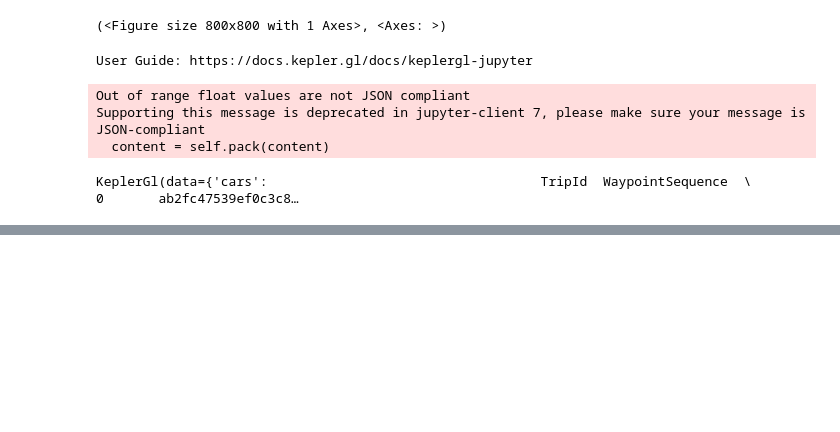
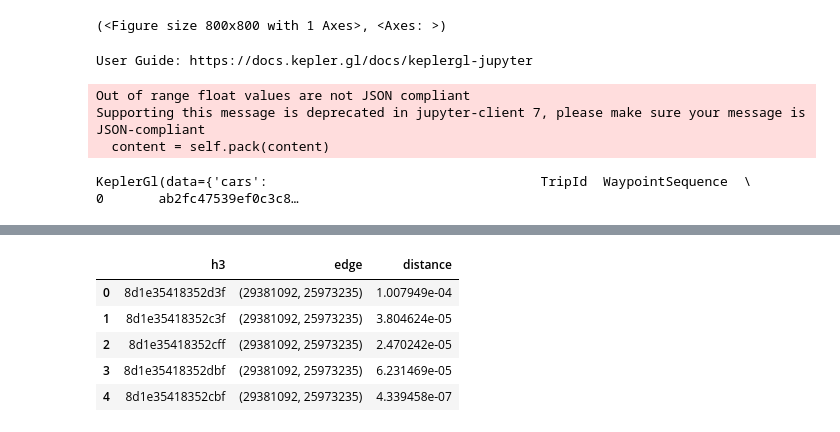
Before and after one commit to DKSR-CI/ci_city_mission_prague_2024, a Jupyter notebook: usecase_mobility/notebooks/FCD_1.ipynb, the cells around one changed output, grey strips where cells are left out. Drawn from its saved outputs; the diff is of its cells as text; code cells hidden in the pictures; blank space fills up the shorter version.

```diff
--- a/usecase_mobility/notebooks/FCD_1.ipynb
+++ b/usecase_mobility/notebooks/FCD_1.ipynb
@@ -114,0 +145,9 @@ KeyboardInterrupt:
+# %%
+edge_grid_df.head()
+# %% [output]
+|  | h3 | edge | distance |
+| 0 | 8d1e35418352d3f | (29381092, 25973235) | 1.007949e-04 |
+| 1 | 8d1e35418352c3f | (29381092, 25973235) | 3.804624e-05 |
+| 2 | 8d1e35418352cff | (29381092, 25973235) | 2.470242e-05 |
+| 3 | 8d1e35418352dbf | (29381092, 25973235) | 6.231469e-05 |
+| 4 | 8d1e35418352cbf | (29381092, 25973235) | 4.339458e-07 |
```
Also changed, not shown: parts of 15 cells of this notebook, 3 other files.
